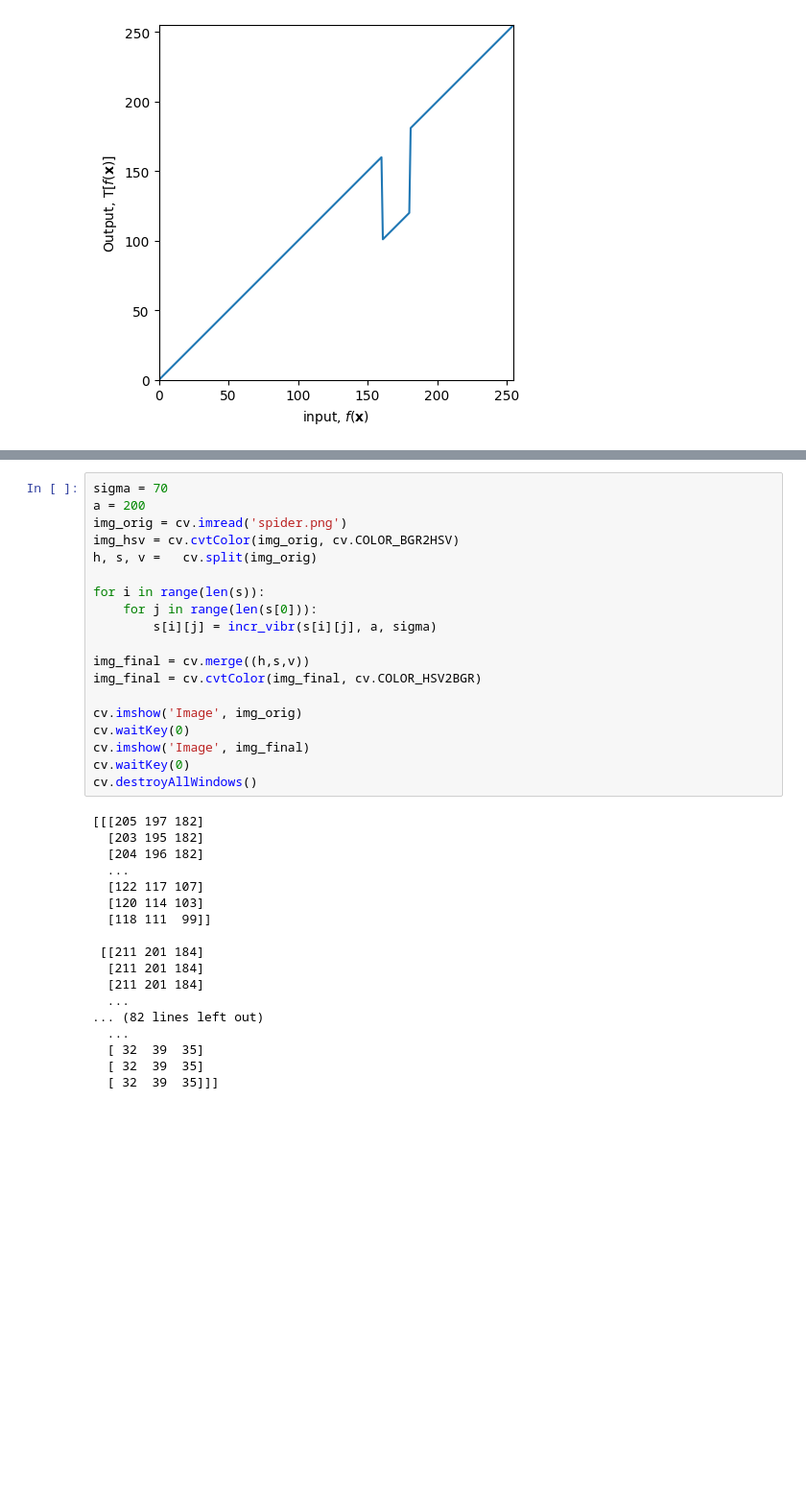
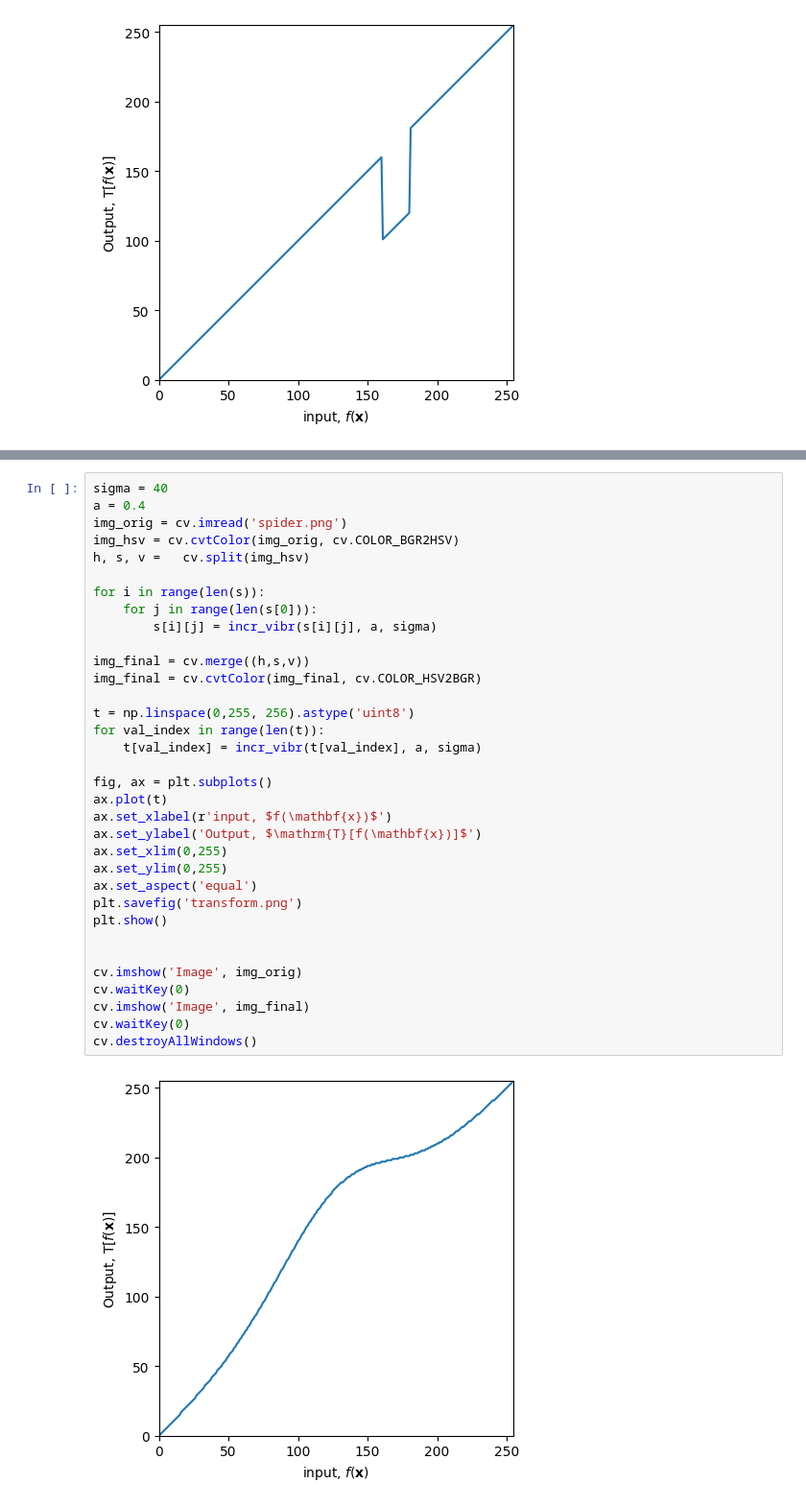
Before and after one commit to oshanyalegama/EN3160-Assignment-01, a Jupyter notebook: assignment 1.ipynb, the cells around one changed output, grey strips where cells are left out. Shown: that part at 96% size. Drawn from its saved outputs; the diff is of its cells as text; blank space fills up the shorter version.

```diff
--- a/assignment 1.ipynb
+++ b/assignment 1.ipynb
@@ -114,37 +115,36 @@ def incr_vibr(x,a,sigma):
 # %%
-sigma = 70
-a = 200
+sigma = 40
+a = 0.4
 img_orig = cv.imread('spider.png')
 img_hsv = cv.cvtColor(img_orig, cv.COLOR_BGR2HSV)
-h, s, v =   cv.split(img_orig)
+h, s, v =   cv.split(img_hsv)
 
 for i in range(len(s)):
     for j in range(len(s[0])):
         s[i][j] = incr_vibr(s[i][j], a, sigma)
 
 img_final = cv.merge((h,s,v))
 img_final = cv.cvtColor(img_final, cv.COLOR_HSV2BGR)
 
+t = np.linspace(0,255, 256).astype('uint8')
+for val_index in range(len(t)):
+    t[val_index] = incr_vibr(t[val_index], a, sigma)
+
+fig, ax = plt.subplots()
+ax.plot(t)
+ax.set_xlabel(r'input, $f(\mathbf{x})$')
+ax.set_ylabel('Output, $\mathrm{T}[f(\mathbf{x})]$')
+ax.set_xlim(0,255)
+ax.set_ylim(0,255)
+ax.set_aspect('equal')
+plt.savefig('transform.png')
+plt.show()
+
+
 cv.imshow('Image', img_orig)
 cv.waitKey(0)
 cv.imshow('Image', img_final)
 cv.waitKey(0)
 cv.destroyAllWindows()
 # %% [output]
-[[[205 197 182]
-  [203 195 182]
-  [204 196 182]
-  ...
-  [122 117 107]
-  [120 114 103]
-  [118 111  99]]
-
- [[211 201 184]
-  [211 201 184]
-  [211 201 184]
-  ...
-... (82 lines left out)
-  ...
-  [ 32  39  35]
-  [ 32  39  35]
-  [ 32  39  35]]]
+[figure, added]
```
Also changed, not shown: parts of 12 cells of this notebook, 7 other files.
